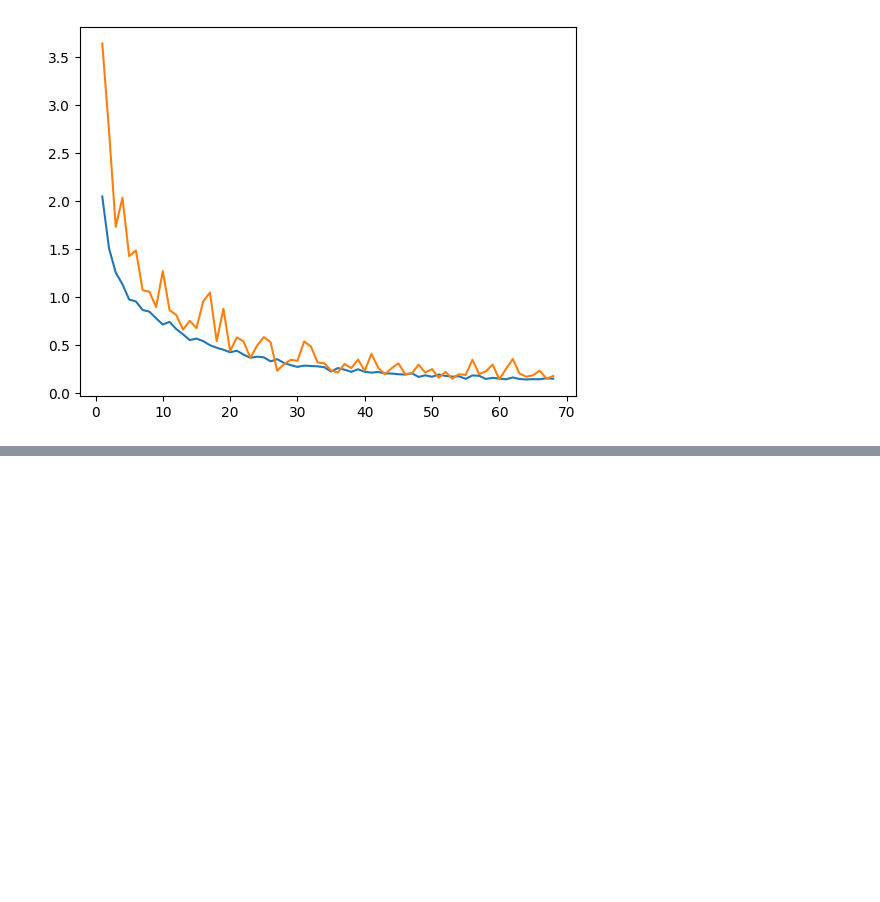
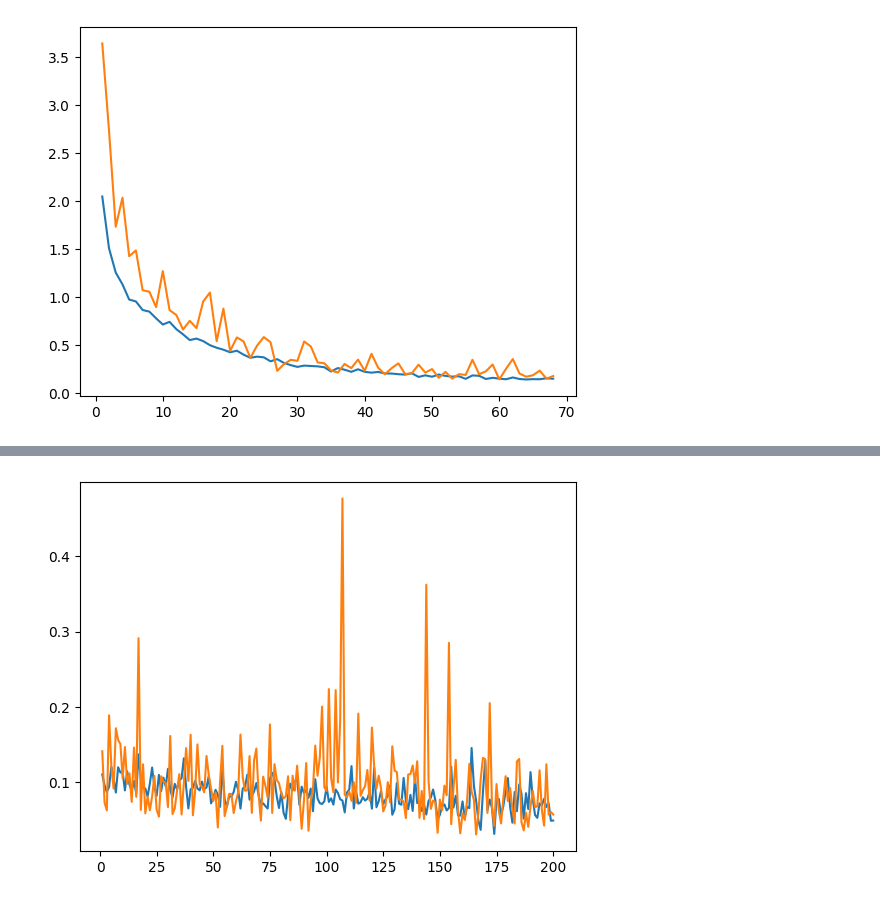
Before and after one commit to ilanaliouchouche/OP-CNN, a Jupyter notebook: OP.ipynb, the cells around one changed output, grey strips where cells are left out. Cells and saved outputs as stored; diff of their text form; code cells hidden in the pictures; blank space fills up the shorter version.

```diff
--- a/OP.ipynb
+++ b/OP.ipynb
@@ -130,0 +188,6 @@ WARNING:absl:Found untraced functions such as _jit_compiled_convolution_op, _jit
+# %%
+plt.plot(np.arange(1, 201,1), res.history['loss'])
+plt.plot(np.arange(1, 201,1), res.history['val_loss'])
+plt.show()
+# %% [output]
+[figure, added]
```
Also changed, not shown: parts of 23 cells of this notebook, 1 other file.
